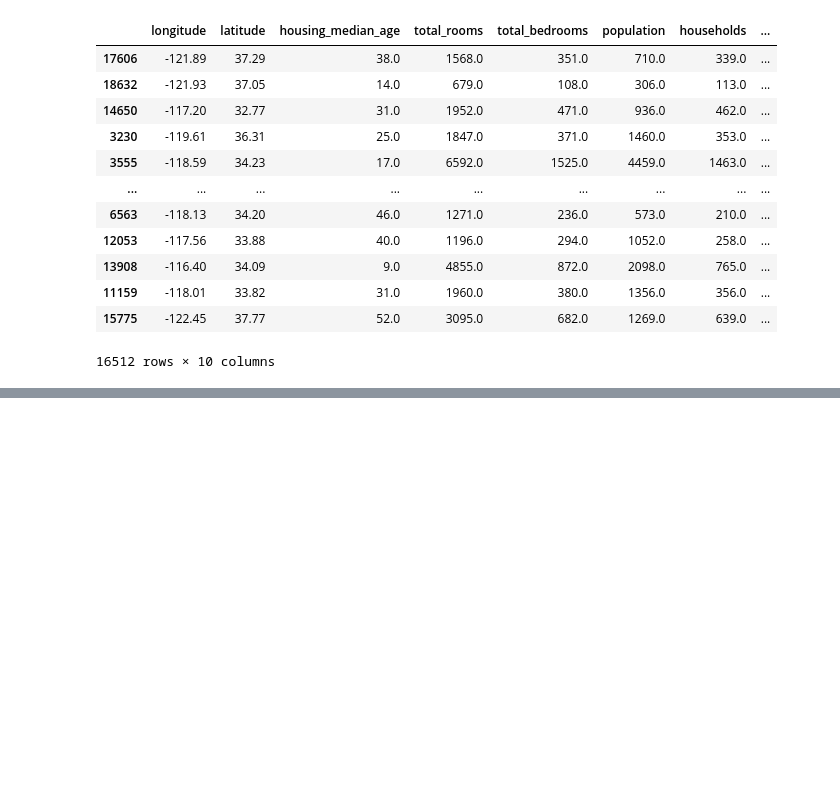
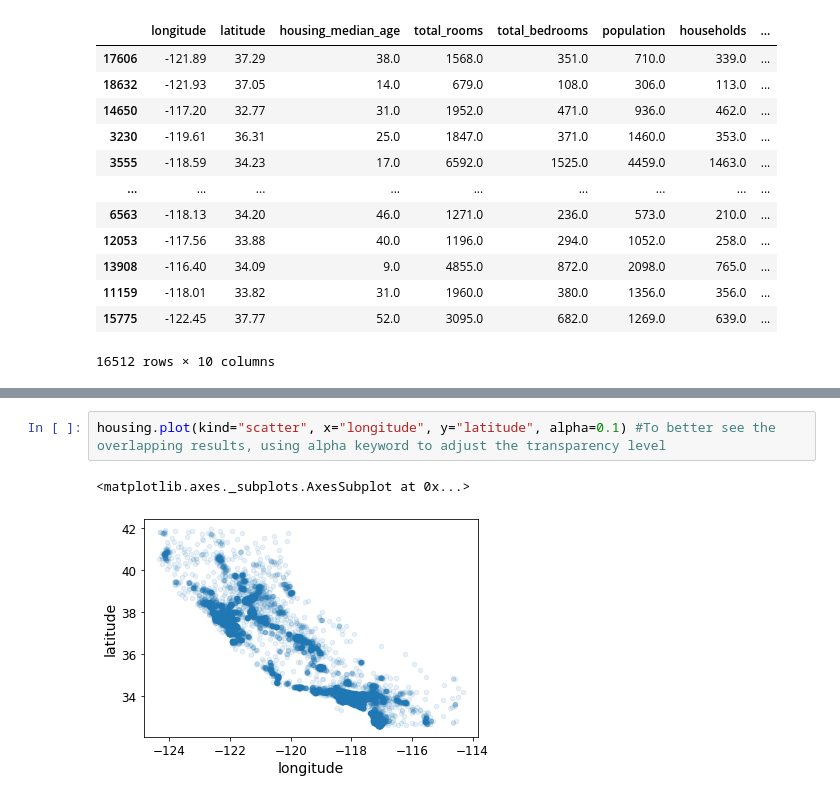
Before and after one commit to MasudHaider/Hands-on-ML, a Jupyter notebook: End_to_end_Machine_Learning_project.ipynb, the cells around one changed output, grey strips where cells are left out. Saved outputs shown, nothing was run; the diff lists cells and outputs as text; blank space fills up the shorter version.

```diff
--- a/End_to_end_Machine_Learning_project.ipynb
+++ b/End_to_end_Machine_Learning_project.ipynb
@@ -321,0 +317,5 @@ strat_train_set
+# %%
+housing.plot(kind="scatter", x="longitude", y="latitude", alpha=0.1) #To better see the overlapping results, using alpha keyword to adjust the transparency level
+# %% [output]
+<matplotlib.axes._subplots.AxesSubplot at 0x...>
+[figure, added]
```
Also changed, not shown: parts of 18 cells of this notebook.
